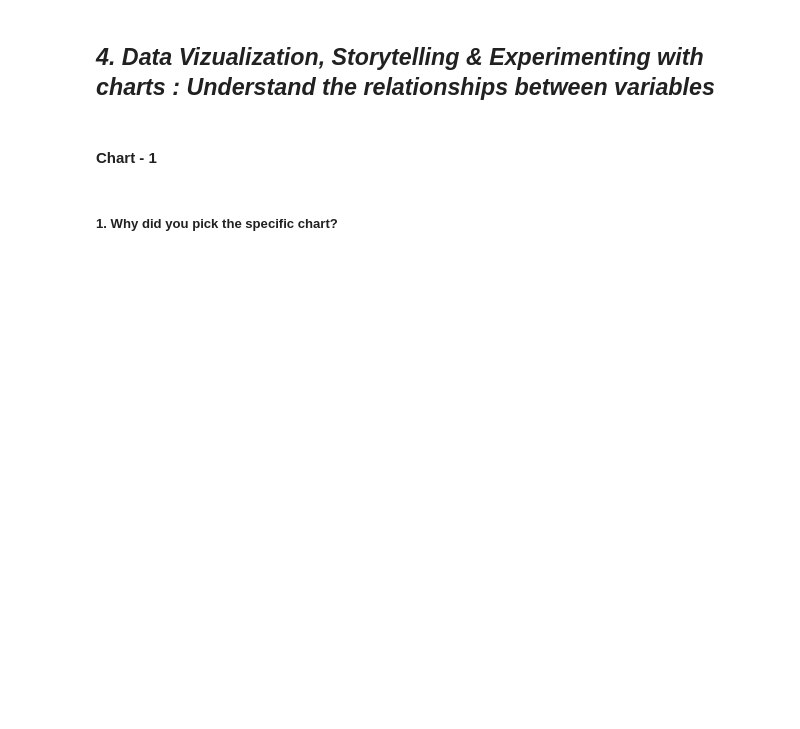
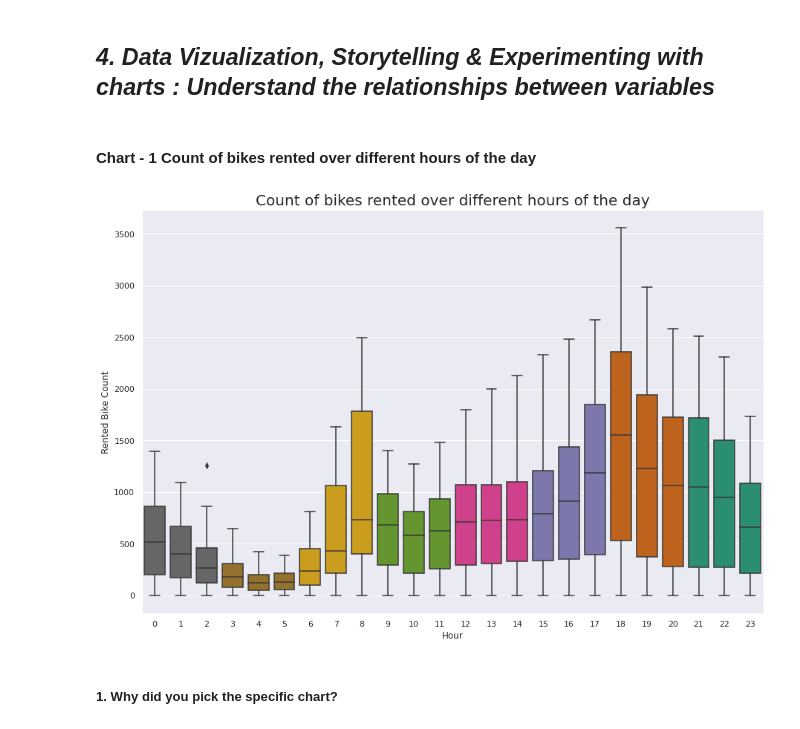
Before and after one commit to srkpriyanka95/Bike-Sharing-Demand-Prediction-, a Jupyter notebook: Bike_Sharing_Demand_Prediction.ipynb, the cells around one changed output. Drawn from its saved outputs; the diff is of its cells as text; code cells hidden in the pictures; blank space fills up the shorter version.

```diff
--- a/Bike_Sharing_Demand_Prediction.ipynb
+++ b/Bike_Sharing_Demand_Prediction.ipynb
@@ -142,0 +208,4 @@ msno.bar(BikeShare_data,figsize=(12,5),color='Red')
+# %%
+# Renamming columns
+BikeShare_data.rename(columns={'Temperature(°C)':'Temperature','Humidity(%)':'Humidity', 'Wind speed (m/s)':'wind_speed','Visibility (10m)':'visibility','Dew point temperature(°C)':'dew_point_temperature','Solar Radiation (MJ/m2)':'solar_radiation','Rainfall(mm)':'rainfall','Snowfall (cm)':'snowfall','Functioning Day':'functioning_day'},inplace=True)
+BikeShare_data.columns
@@ -158,0 +294,9 @@ Answer Here
+# %%
+# Converting the date column into date time datatype
+BikeShare_data['Date']=pd.to_datetime(BikeShare_data['Date'],format='%d/%m/%Y')
+# Seperating the month, year and day column for futher analysis
+BikeShare_data['month']=BikeShare_data['Date'].dt.month
+BikeShare_data['year']=BikeShare_data['Date'].dt.year
+BikeShare_data['day']=BikeShare_data['Date'].dt.day_name()
+# Creating Weekend column using day name column
+BikeShare_data['weekend']=BikeShare_data['day'].apply(lambda  x: 'yes' if (x== 'Saturday' or x== 'Sunday') else 'no')
@@ -158,0 +312,8 @@ Answer Here
+# %%
+# Converting the Date, Month and Year columns into object datatype, as they are categorical variables
+BikeShare_data['Date']=BikeShare_data['Date'].astype('object')
+BikeShare_data['month']=BikeShare_data['month'].astype('object')
+BikeShare_data['year']=BikeShare_data['year'].astype('object')
+BikeShare_data['Hour']=BikeShare_data['Hour'].astype('object')
+# Checking whether the datatypes are changed are not
+BikeShare_data.info()
@@ -162,5 +346,3 @@ Answer Here
 Answer Here.
 # %% [markdown]
 ## ***4. Data Vizualization, Storytelling & Experimenting with charts : Understand the relationships between variables***
-# %% [markdown]
-#### Chart - 1
@@ -169,3 +349,13 @@ Answer Here.
+# %% [markdown]
+#### **Chart - 1  Count of bikes rented over different hours of the day**
+# %%
+# Chart - 1 visualizating the count of bikes rented over different hours of the day
+sns.set(rc={"figure.figsize":(15, 10)})
+rented_vs_hour=sns.boxplot(data=BikeShare_data,x='Hour',y='Rented Bike Count',palette='Dark2_r')
+rented_vs_hour.set_title('Count of bikes rented over different hours of the day',fontsize=20)
+plt.show()
+# %% [output]
+[figure, added]
 # %% [markdown]
 ##### 1. Why did you pick the specific chart?
 # %% [markdown]
```
Also changed, not shown: parts of 69 cells of this notebook.
